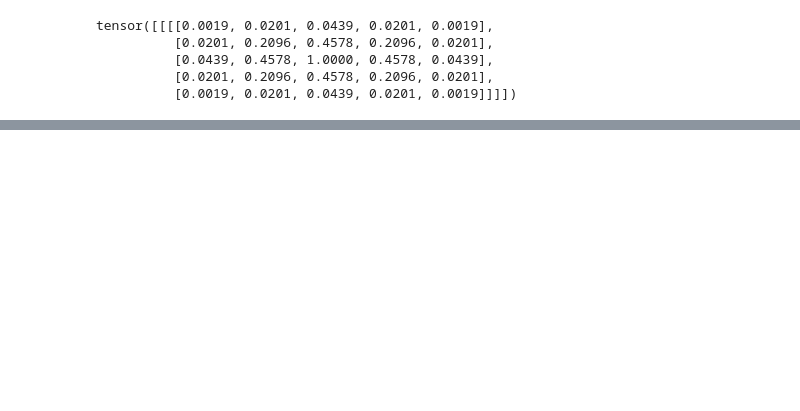
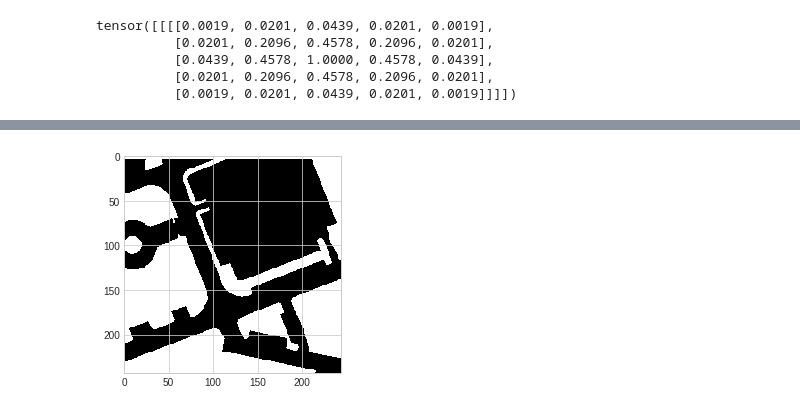
Before and after one commit to tudelft-iv-students/offline-tracking-with-object-permanence, a Jupyter notebook: test.ipynb, the cells around one changed output, grey strips where cells are left out. Drawn from its saved outputs; the diff is of its cells as text; code cells hidden in the pictures; blank space fills up the shorter version.

```diff
--- a/test.ipynb
+++ b/test.ipynb
@@ -325,0 +417,37 @@ tensor([[[0.3582],
+# %%
+target_agent_enc = encodings['target_agent_encoding']
+context_enc = encodings['context_encoding']
+if context_enc['combined'] is not None:
+    combined_enc, map_mask = context_enc['combined'], context_enc['map_masks'].bool()
+else:
+    combined_enc, _ = self.get_combined_encodings(context_enc)
+
+augmented_target_agent_enc = target_agent_enc.unsqueeze(2).unsqueeze(3).repeat(1,1,combined_enc.shape[-2],combined_enc.shape[-1])
+concatenated_encodings=torch.cat([combined_enc,augmented_target_agent_enc],dim=1)
+context_encoding = self.dim_reduction_block(concatenated_encodings)##Fuse agent feat with map feat by compressing the dimension (actually is linear layer)
+augmented_encoding = self.transpose_conv(context_encoding)
+augmented_encoding = augmented_encoding + self.pos_enc(augmented_encoding)
+context_encoding = context_encoding.view(context_encoding.shape[0], context_encoding.shape[1], -1)## [Batch number, channel, H*W]
+context_encoding = context_encoding.permute(0, 2, 1)## [Batch number, H*W, channel]
+
+nodes_2D=self.sampler.sample_goals().repeat(context_encoding.shape[0],1,1).type(torch.float32)
+torch.cuda.empty_cache()
+query = self.query_emb(nodes_2D).permute(1,0,2)
+keys = self.key_emb(context_encoding).permute(1, 0, 2)
+vals = self.val_emb(context_encoding).permute(1, 0, 2)
+mask_map=(self.sampler.sample_mask(map_mask))
+if self.apply_mask:
+
+    attn_mask=~mask_map.unsqueeze(-1).repeat(self.num_heads,1,context_encoding.shape[1])
+    attn_output, _ = self.mha(query, keys, vals, attn_mask=attn_mask)
+    attn_output[torch.isnan(attn_output)]=0
+else:
+    attn_output, _ = self.mha(query, keys, vals)
+torch.cuda.empty_cache()
+op = attn_output.permute(1,0,2)
+op = op.view(op.shape[0],self.sampler.H,self.sampler.W,-1)
+# op = torch.cat((target_agent_enc, op), dim=-1)
+if self.conv:
+    op=self.final_convs(op.permute(0,3,1,2))
+    op=op+self.pos_enc(op)
+torch.cuda.empty_cache()
@@ -325,0 +513,4 @@ tensor([[[0.3582],
+# %%
+mask=mask_map.view(mask_map.shape[0],self.H,self.W).clone()
+mask[:,:(self.source_row-self.center_row)]=False
+mask=mask.view(mask_map.shape[0],-1)
@@ -325,0 +609,5 @@ tensor([[[0.3582],
+# %%
+plt.imshow(mask[1].view(244,244).detach().cpu())
+plt.show()
+# %% [output]
+[figure, added]
```
Also changed, not shown: parts of 108 cells of this notebook, 33 other files.
